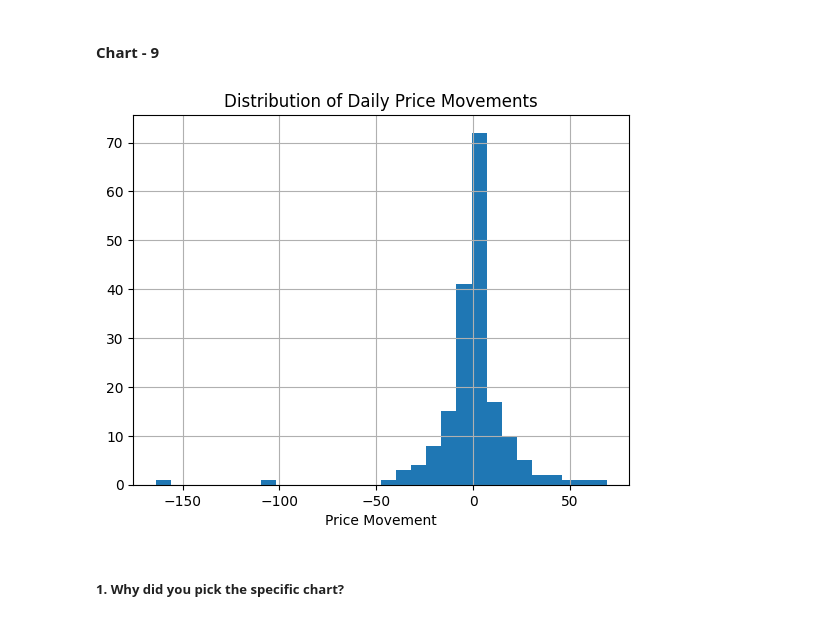
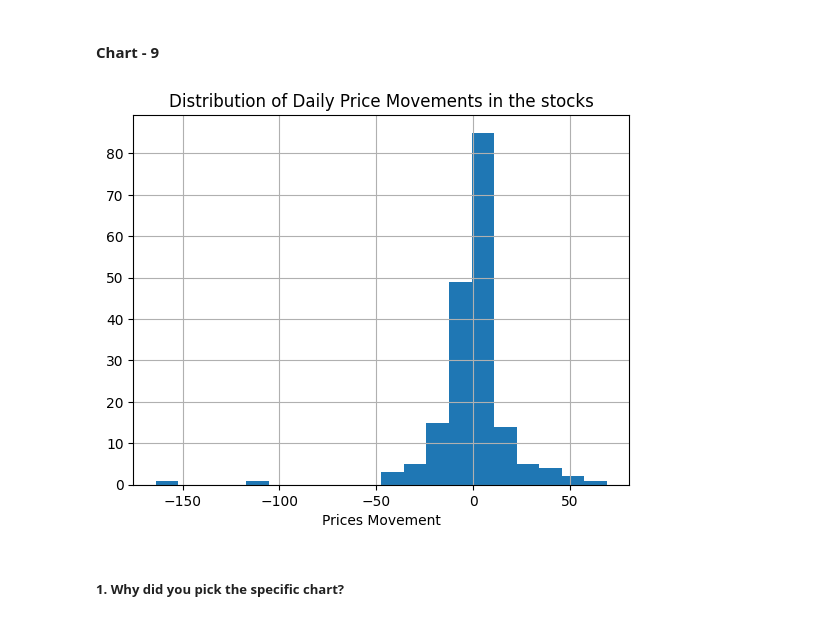
Before and after one commit to Ktiwari700/Capstone_Project_2, a Jupyter notebook: Kamini_Tiwari_Regression_Project_Submission_Template.ipynb, the cells around one changed output. Saved outputs shown, nothing was run; the diff lists cells and outputs as text; code cells hidden in the pictures.

```diff
--- a/Kamini_Tiwari_Regression_Project_Submission_Template.ipynb
+++ b/Kamini_Tiwari_Regression_Project_Submission_Template.ipynb
@@ -564,15 +564,18 @@ The insights gained from this chart can be used to create a positive business im
 # %% [markdown]
 #### Chart - 9
 # %%
-# Chart - 9 visualization code
+# Chart - 9 visualization code(HISTOGRAM)
+
 #Histogram of daily price movements
+# difference is the movement
+
 data['Movement'] = data['Close'] - data['Open']
-data['Movement'].hist(bins=30)
-plt.title('Distribution of Daily Price Movements')
-plt.xlabel('Price Movement')
+data['Movement'].hist(bins=20)
+plt.title('Distribution of Daily Price Movements in the stocks')
+plt.xlabel('Prices Movement')
 plt.show()
 # %% [output]
-[figure, old version]
+[figure, new version]
 # %% [markdown]
 ##### 1. Why did you pick the specific chart?
 # %% [markdown]
```
Also changed, not shown: parts of 12 cells of this notebook.
